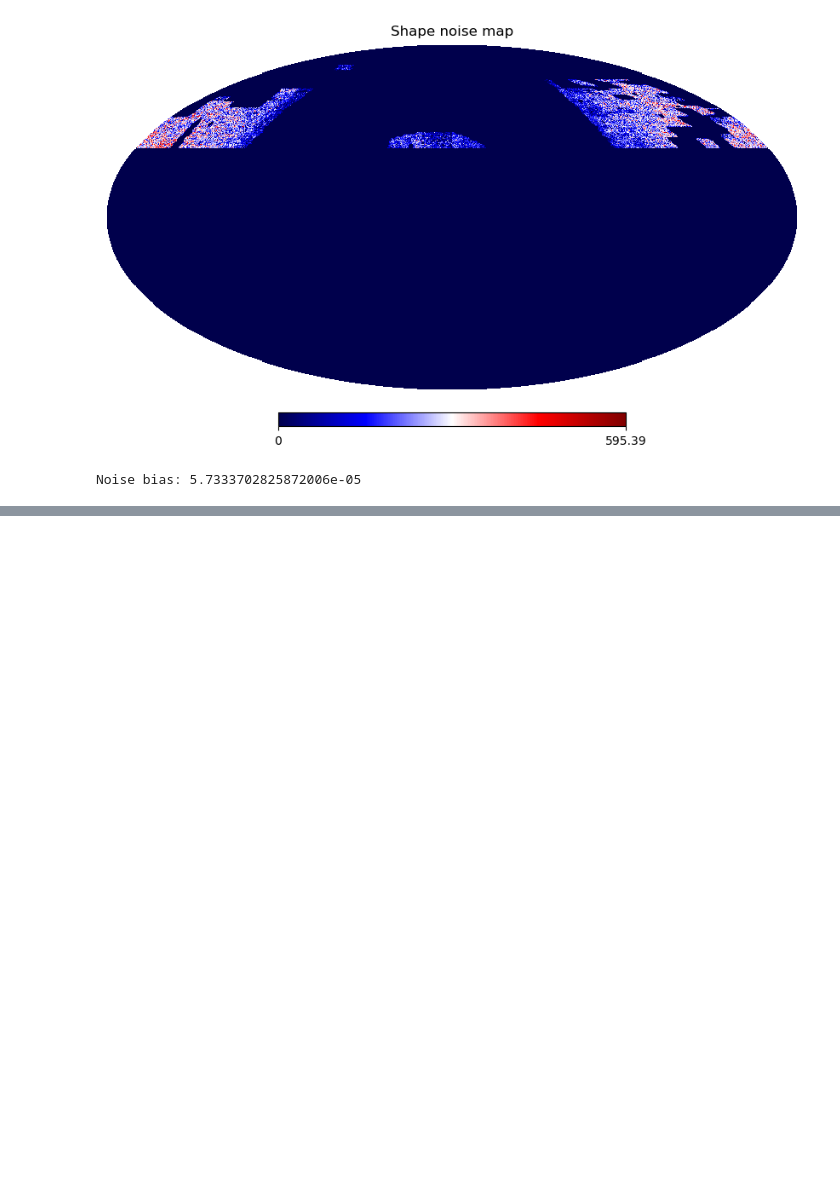
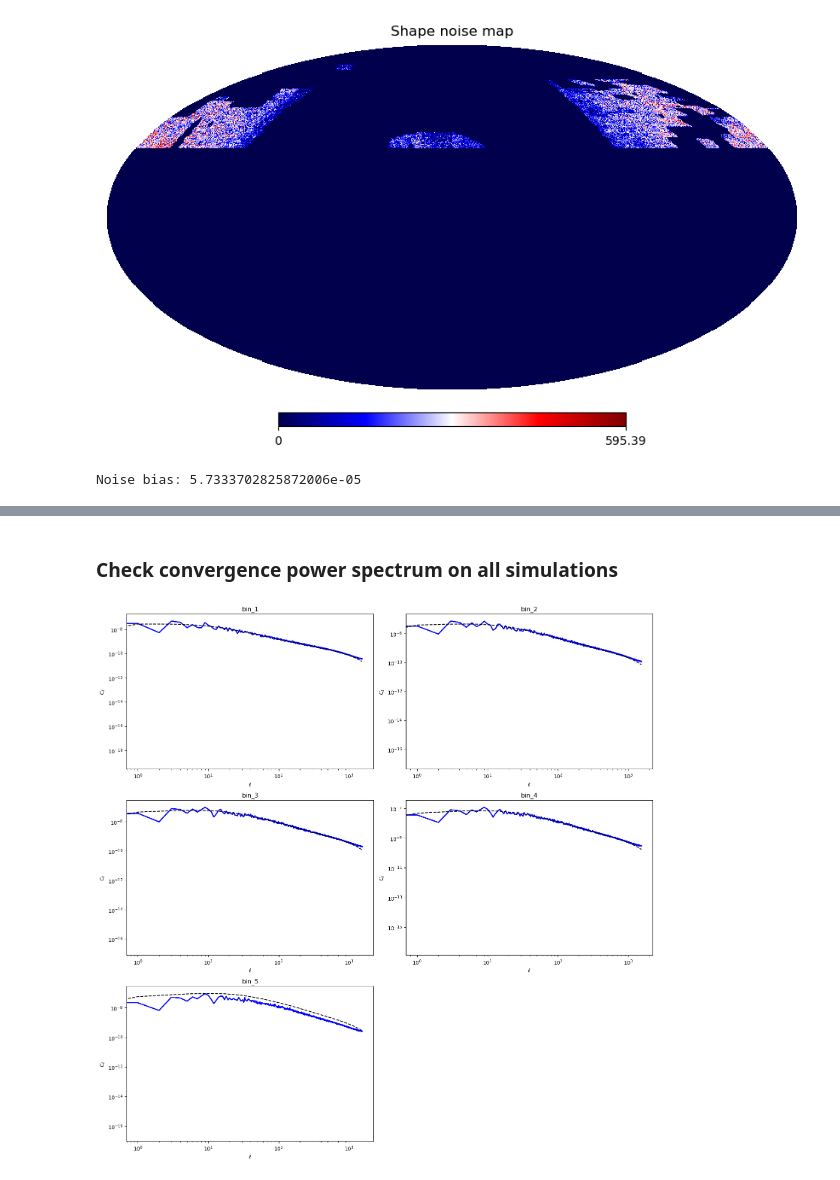
Before and after one commit to sachaguer/UNIONS_forward_model, a Jupyter notebook: notebooks/check_pipeline_output.ipynb, the cells around one changed output, grey strips where cells are left out. Saved outputs shown, nothing was run; the diff lists cells and outputs as text; code cells hidden in the pictures; blank space fills up the shorter version.

```diff
--- a/notebooks/check_pipeline_output.ipynb
+++ b/notebooks/check_pipeline_output.ipynb
@@ -281,0 +305,20 @@ plt.show()
+# %% [markdown]
+### Check convergence power spectrum on all simulations
+# %%
+num_sim = 2
+
+cls_ = {
+    'bin_1': [],
+    'bin_2': [],
+    'bin_3': [],
+    'bin_4': [],
+    'bin_5': []
+}
+for noise_real in range(2):
+    for rot_i in range(5):
+        for rot_j in range(5):
+            path_output = f'/n17data/sguerrini/GowerStreetSims/processed/forward_model_sim{num_sim:05d}_nside0512_rot{rot_i}{rot_j}_noisereal{noise_real}.npy'
+            if os.path.exists(path_output):
+                output = np.load(path_output, allow_pickle=True).item()
+                for key in cls_.keys():
+                    cls_[key].append(output[key]['cl_FS_gamma'])
@@ -281,0 +364,25 @@ plt.show()
+# %%
+#The 5th redshift bin can safely be ignored as the simulations do not cover the highest redshifts in which the distribution is non-zero
+
+plt.figure(figsize = (15, 15))
+
+for i, key in enumerate(cls_.keys()):
+    plt.subplot(3, 2, i+1)
+    lmax = 3*nside
+    pw = hp.pixwin(nside, lmax=lmax)
+    l = np.arange(lmax+1)
+    for cls in cls_[key]:
+        plt.plot(l, cls[0], c='b', alpha=0.5)
+    plt.plot(l, cls_theory[key]['W1xW1']*pw**2, label='$C_l^{\kappa\kappa}$ theory', c='k', ls='--')
+
+    plt.xlabel('$\ell$')
+    plt.ylabel('$C_\ell$')
+    plt.title(f'{key}')
+
+    plt.xscale('log')
+    plt.yscale('log')
+
+plt.tight_layout()
+plt.show()
+# %% [output]
+[figure, added]
```
Also changed, not shown: parts of 12 cells of this notebook, 5 other files.
